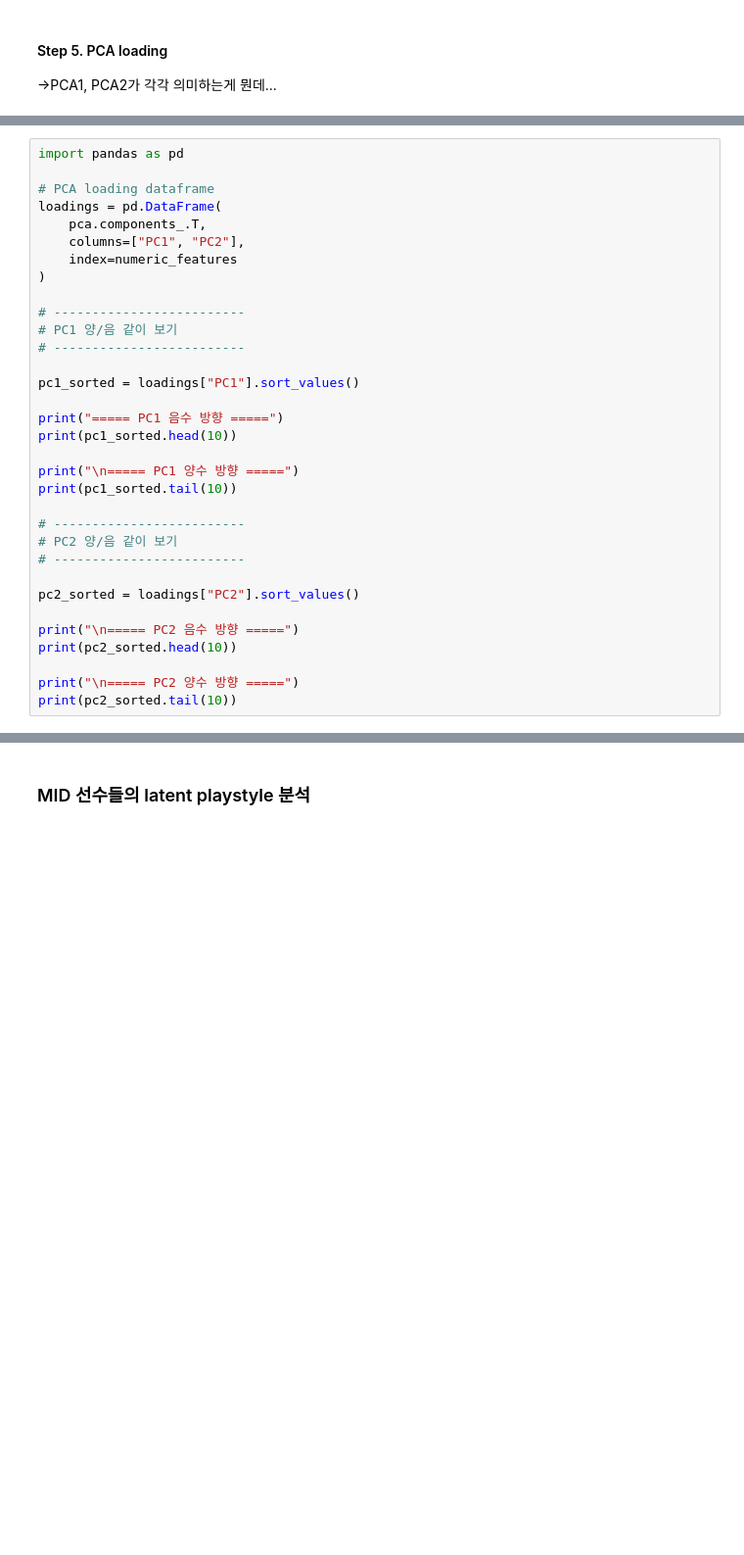
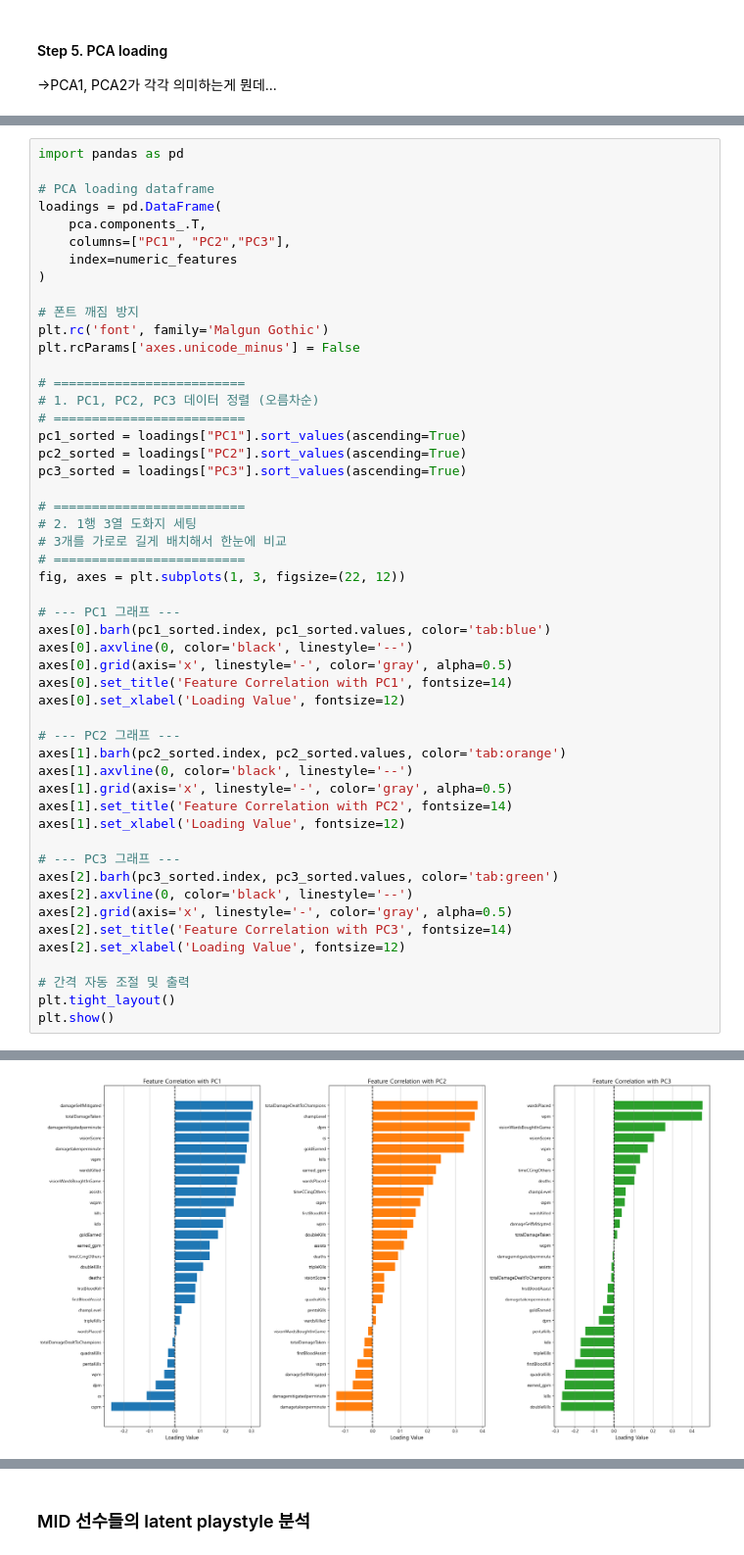
Before and after one commit to dbwofla11/LCK-Efficiency-Analysis, a Jupyter notebook: 라이엇latent_space.ipynb, the cells around one changed output, grey strips where cells are left out. Shown at 98% size. Drawn from its saved outputs; the diff is of its cells as text; blank space fills up the shorter version.

```diff
--- a/라이엇latent_space.ipynb
+++ b/라이엇latent_space.ipynb
@@ -211,31 +230,49 @@ import pandas as pd
 # PCA loading dataframe
 loadings = pd.DataFrame(
     pca.components_.T,
-    columns=["PC1", "PC2"],
+    columns=["PC1", "PC2","PC3"],
     index=numeric_features
 )
 
-# -------------------------
-# PC1 양/음 같이 보기
-# -------------------------
+# 폰트 깨짐 방지
+plt.rc('font', family='Malgun Gothic')
+plt.rcParams['axes.unicode_minus'] = False
 
-pc1_sorted = loadings["PC1"].sort_values()
+# =========================
+# 1. PC1, PC2, PC3 데이터 정렬 (오름차순)
+# =========================
+pc1_sorted = loadings["PC1"].sort_values(ascending=True)
+pc2_sorted = loadings["PC2"].sort_values(ascending=True)
+pc3_sorted = loadings["PC3"].sort_values(ascending=True)
 
-print("===== PC1 음수 방향 =====")
-print(pc1_sorted.head(10))
+# =========================
+# 2. 1행 3열 도화지 세팅
+# 3개를 가로로 길게 배치해서 한눈에 비교
+# =========================
+fig, axes = plt.subplots(1, 3, figsize=(22, 12))
 
-print("\n===== PC1 양수 방향 =====")
-print(pc1_sorted.tail(10))
+# --- PC1 그래프 ---
+axes[0].barh(pc1_sorted.index, pc1_sorted.values, color='tab:blue')
+axes[0].axvline(0, color='black', linestyle='--')
+axes[0].grid(axis='x', linestyle='-', color='gray', alpha=0.5)
+axes[0].set_title('Feature Correlation with PC1', fontsize=14)
+axes[0].set_xlabel('Loading Value', fontsize=12)
 
-# -------------------------
-# PC2 양/음 같이 보기
-# -------------------------
+# --- PC2 그래프 ---
+axes[1].barh(pc2_sorted.index, pc2_sorted.values, color='tab:orange')
+axes[1].axvline(0, color='black', linestyle='--')
+axes[1].grid(axis='x', linestyle='-', color='gray', alpha=0.5)
+axes[1].set_title('Feature Correlation with PC2', fontsize=14)
+axes[1].set_xlabel('Loading Value', fontsize=12)
 
-pc2_sorted = loadings["PC2"].sort_values()
+# --- PC3 그래프 ---
+axes[2].barh(pc3_sorted.index, pc3_sorted.values, color='tab:green')
+axes[2].axvline(0, color='black', linestyle='--')
+axes[2].grid(axis='x', linestyle='-', color='gray', alpha=0.5)
+axes[2].set_title('Feature Correlation with PC3', fontsize=14)
+axes[2].set_xlabel('Loading Value', fontsize=12)
 
-print("\n===== PC2 음수 방향 =====")
-print(pc2_sorted.head(10))
-
-print("\n===== PC2 양수 방향 =====")
-print(pc2_sorted.tail(10))
+# 간격 자동 조절 및 출력
+plt.tight_layout()
+plt.show()
 # %% [output]
@@ -258,0 +279 @@ Name: PC2, dtype: float64
+[figure, added]
```
Also changed, not shown: parts of 25 cells of this notebook.
